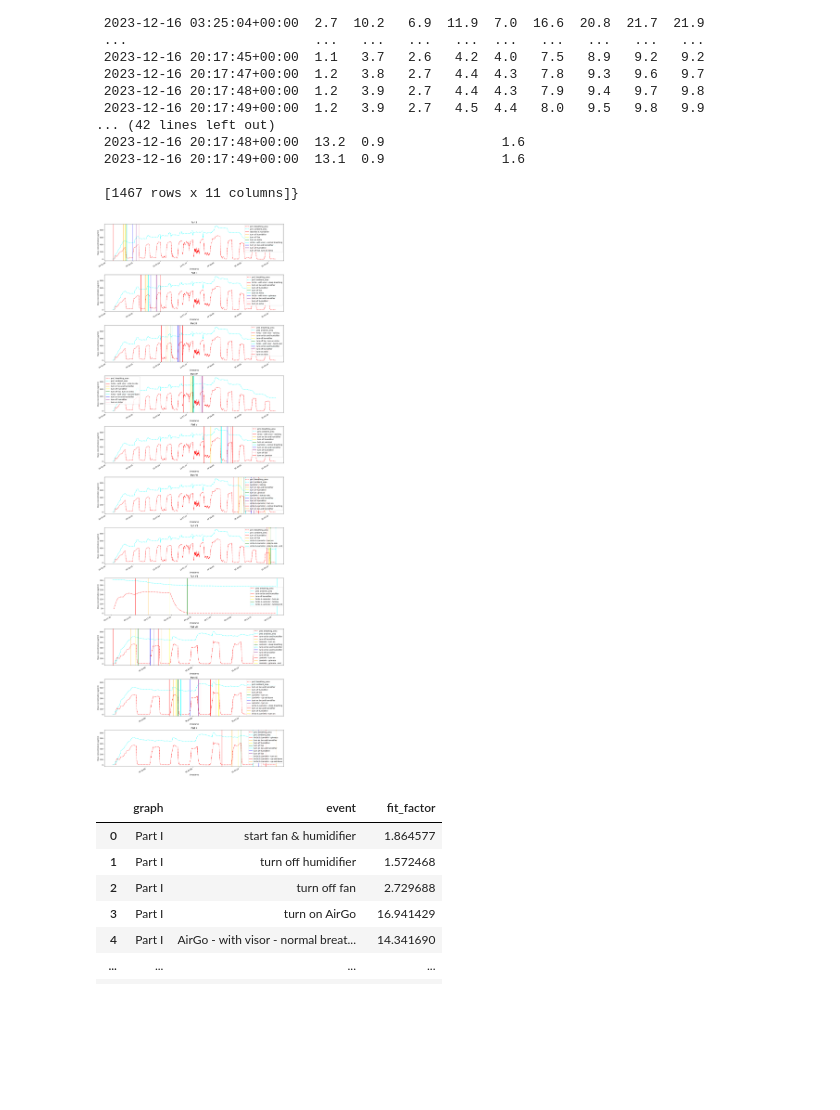
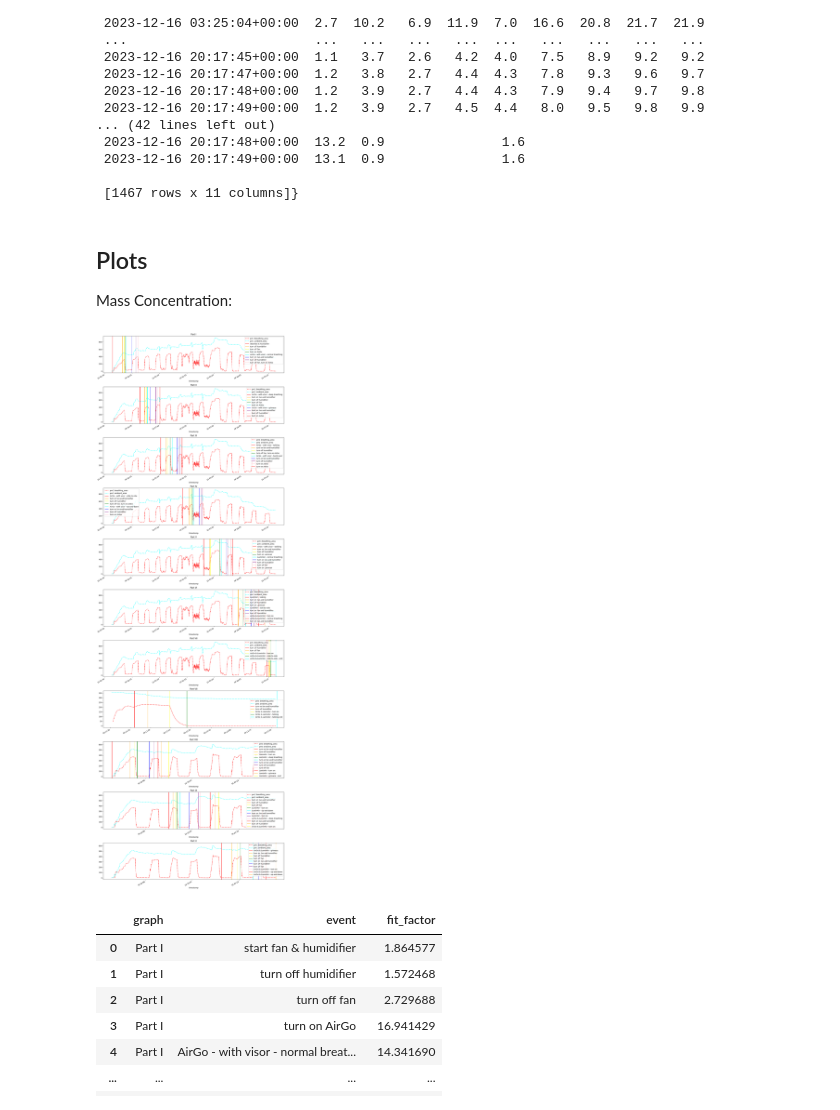
Before and after one commit to Edderic/iaq, a Jupyter notebook: notebooks/milestone-eoy-2023.ipynb, the cells around one changed output. Drawn from its saved outputs; the diff is of its cells as text; code cells hidden in the pictures; blank space fills up the shorter version.

```diff
--- a/notebooks/milestone-eoy-2023.ipynb
+++ b/notebooks/milestone-eoy-2023.ipynb
@@ -7,7 +372,7 @@ import seaborn as sns
 
 from utilities import between, plot, plot_one_graph, read_csv, get_fit_factor_between_two_events, get_fit_factors, read_2_sensors
 # %%
-dfs = read_2_sensors(template='../milestone_eoy_2023_{}.csv')
+dfs = read_2_sensors(template='../milestone_eoy_2023_{}.csv', columns=['pm1', 'n05'])
 # %%
 dfs
 # %% [output]
@@ -551,17 +916,21 @@ metadata = [
     },
 
 ]
+# %% [markdown]
+## Plots
+
+Mass Concentration:
 # %%
 plot(
     metadata,
     breathing_area_data=combined['breathing_area_df'],
     ambient_data=combined['ambient_area_df'],
     breathing_area_vars=['pm1 breathing_area'],
     ambient_vars=['pm1 ambient_area'],
-    row_size=4
+    row_size=4,
 )
 # %% [output]
-[figure, old version]
+[figure, new version]
 # %%
 fit_factors = get_fit_factors(
     [
```
Also changed, not shown: parts of 18 cells of this notebook.
